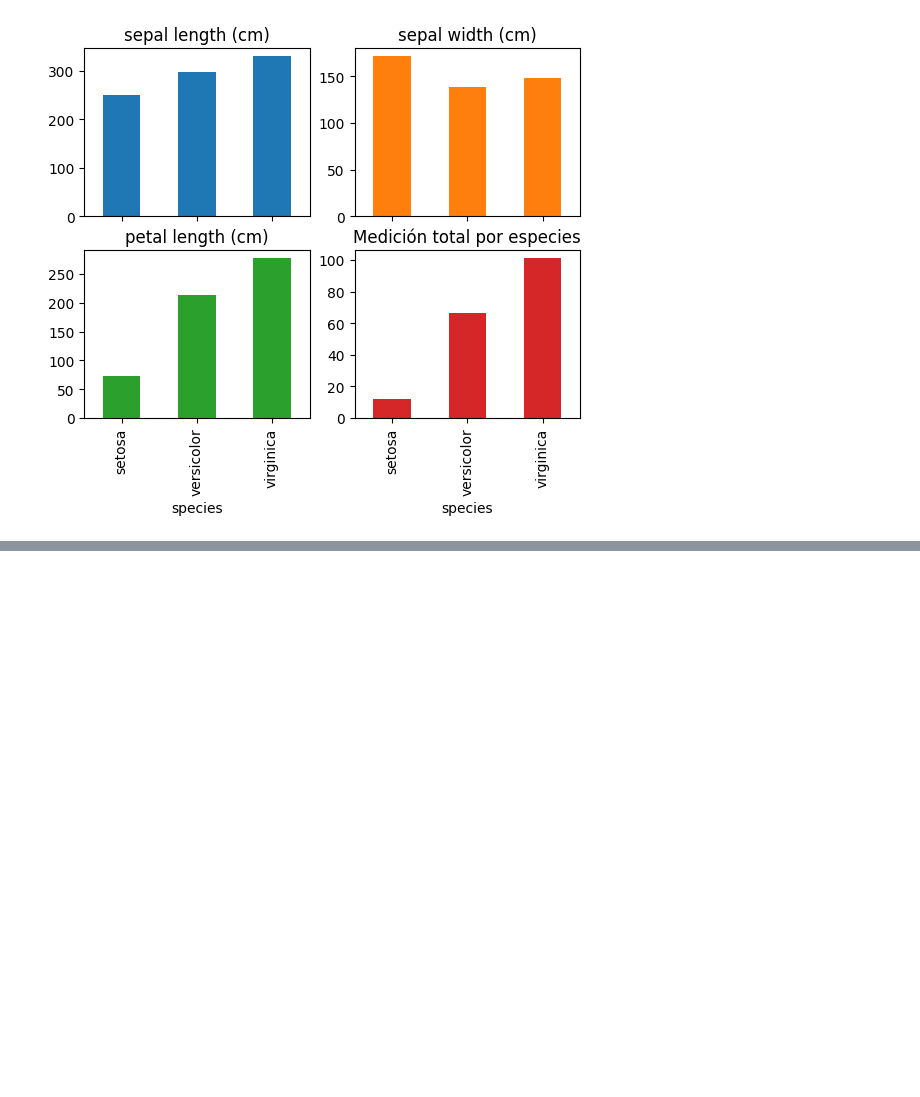
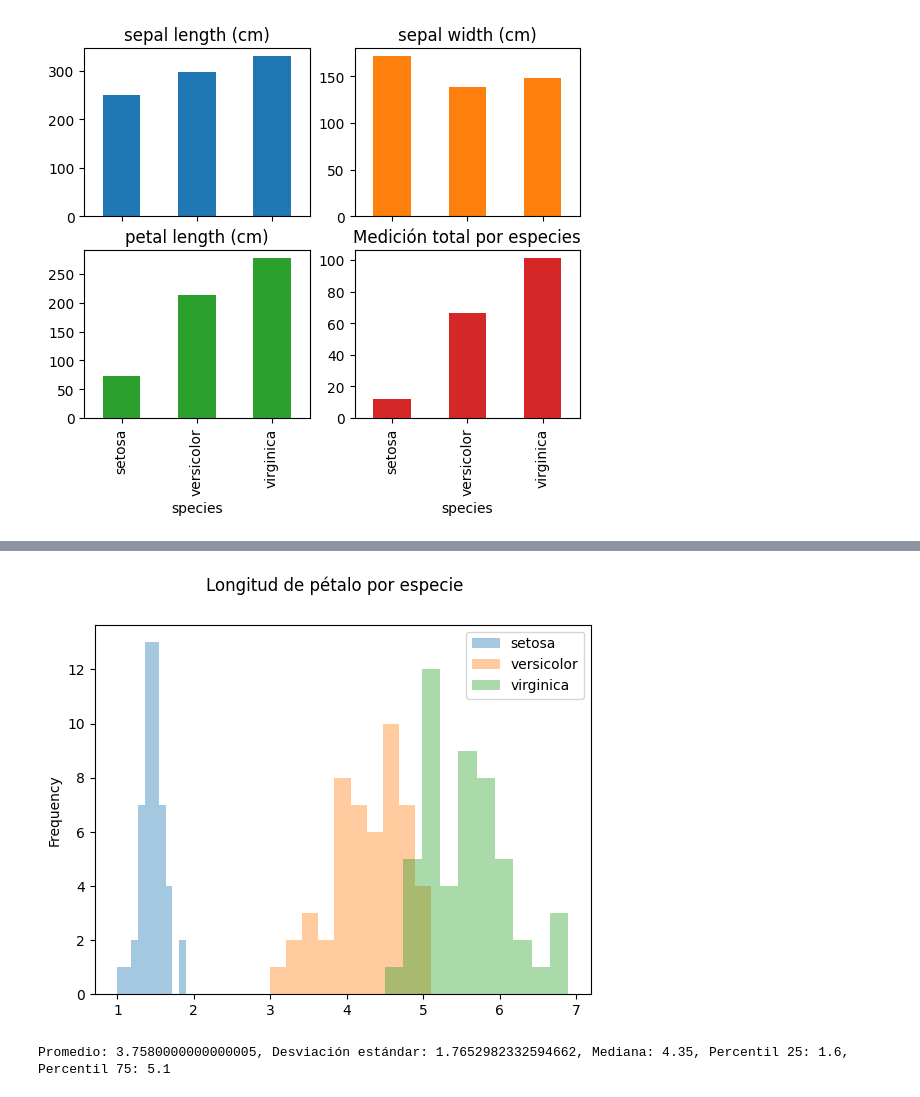
Before and after one commit to DanielSajvin/Ciencia-de-datos, a Jupyter notebook: Python/clase.ipynb, the cells around one changed output, grey strips where cells are left out. Saved outputs shown, nothing was run; the diff lists cells and outputs as text; code cells hidden in the pictures; blank space fills up the shorter version.

```diff
--- a/Python/clase.ipynb
+++ b/Python/clase.ipynb
@@ -52,0 +59,22 @@ plt.show()
+# %%
+for spec in df['species'].unique():
+    forspec = df[df['species'] == spec]
+    forspec['petal length (cm)'].plot(kind='hist', alpha=0.4, label=spec)
+plt.legend(loc='upper right')
+plt.suptitle('Longitud de pétalo por especie')
+plt.show()
+# %% [output]
+[figure, added]
+# %%
+col = df['petal length (cm)']
+promedio = col.mean()
+std = col.std()
+
+# mediana = col.median()
+
+mediana = col.quantile(0.5)
+percentil_25 = col.quantile(0.25) # cuartil 1
+percentil_75 = col.quantile(0.75) # cuartil 3
+print(f'Promedio: {promedio}, Desviación estándar: {std}, Mediana: {mediana}, Percentil 25: {percentil_25}, Percentil 75: {percentil_75}')
+# %% [output]
+Promedio: 3.7580000000000005, Desviación estándar: 1.7652982332594662, Mediana: 4.35, Percentil 25: 1.6, Percentil 75: 5.1
```
Also changed, not shown: parts of 4 cells of this notebook, 1 other file.
